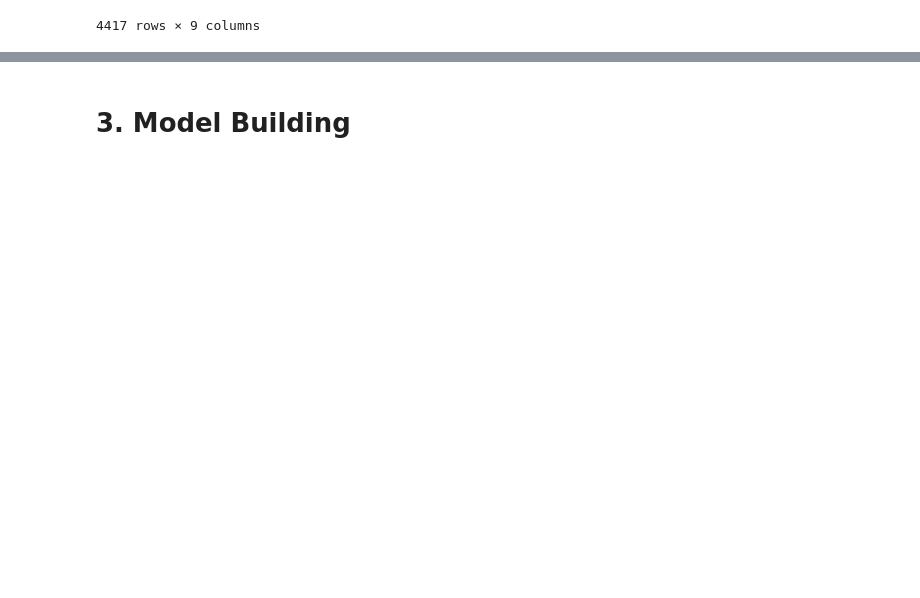
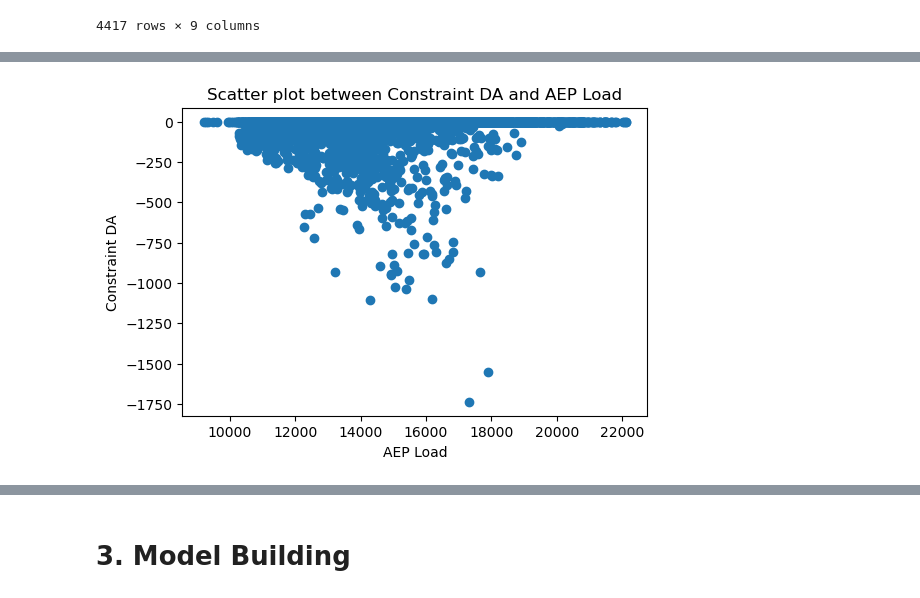
Before and after one commit to Nim-ah/Day-Ahead-Real-Time-Constraint-Investigation, a Jupyter notebook: DA_RT_V1.ipynb, the cells around one changed output, grey strips where cells are left out. Saved outputs shown, nothing was run; the diff lists cells and outputs as text; code cells hidden in the pictures; blank space fills up the shorter version.

```diff
--- a/DA_RT_V1.ipynb
+++ b/DA_RT_V1.ipynb
@@ -47,0 +149,10 @@ DOM_load = df["DOM Load"]
+# %%
+# Create a scatter plot for 'Constraint DA' and 'AEP Load'
+plt.figure(figsize=(6, 4))
+plt.scatter(df['AEP Load'], df['Constraint DA'])
+plt.xlabel('AEP Load')
+plt.ylabel('Constraint DA')
+plt.title('Scatter plot between Constraint DA and AEP Load')
+plt.show()
+# %% [output]
+[figure, added]
```
Also changed, not shown: parts of 16 cells of this notebook.
